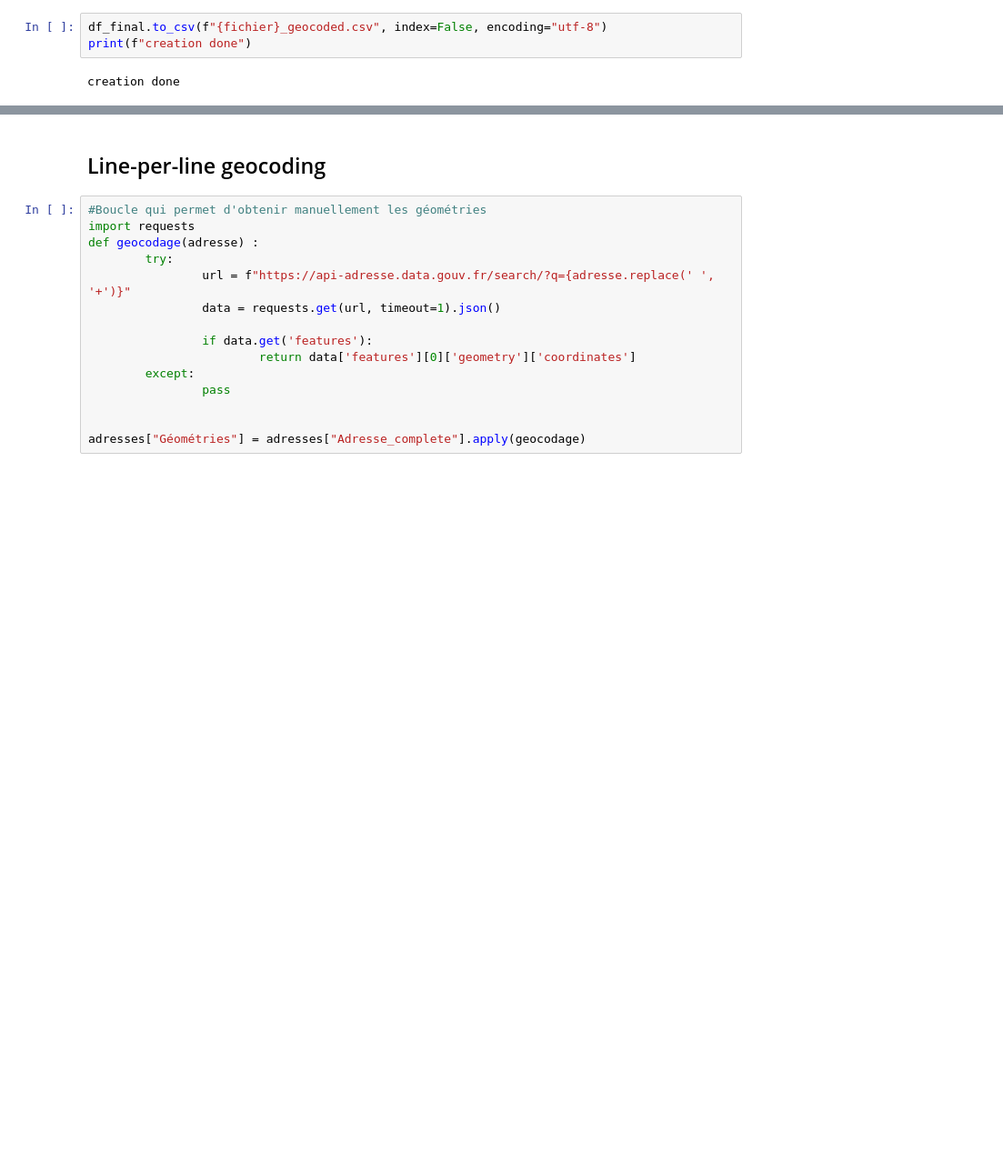
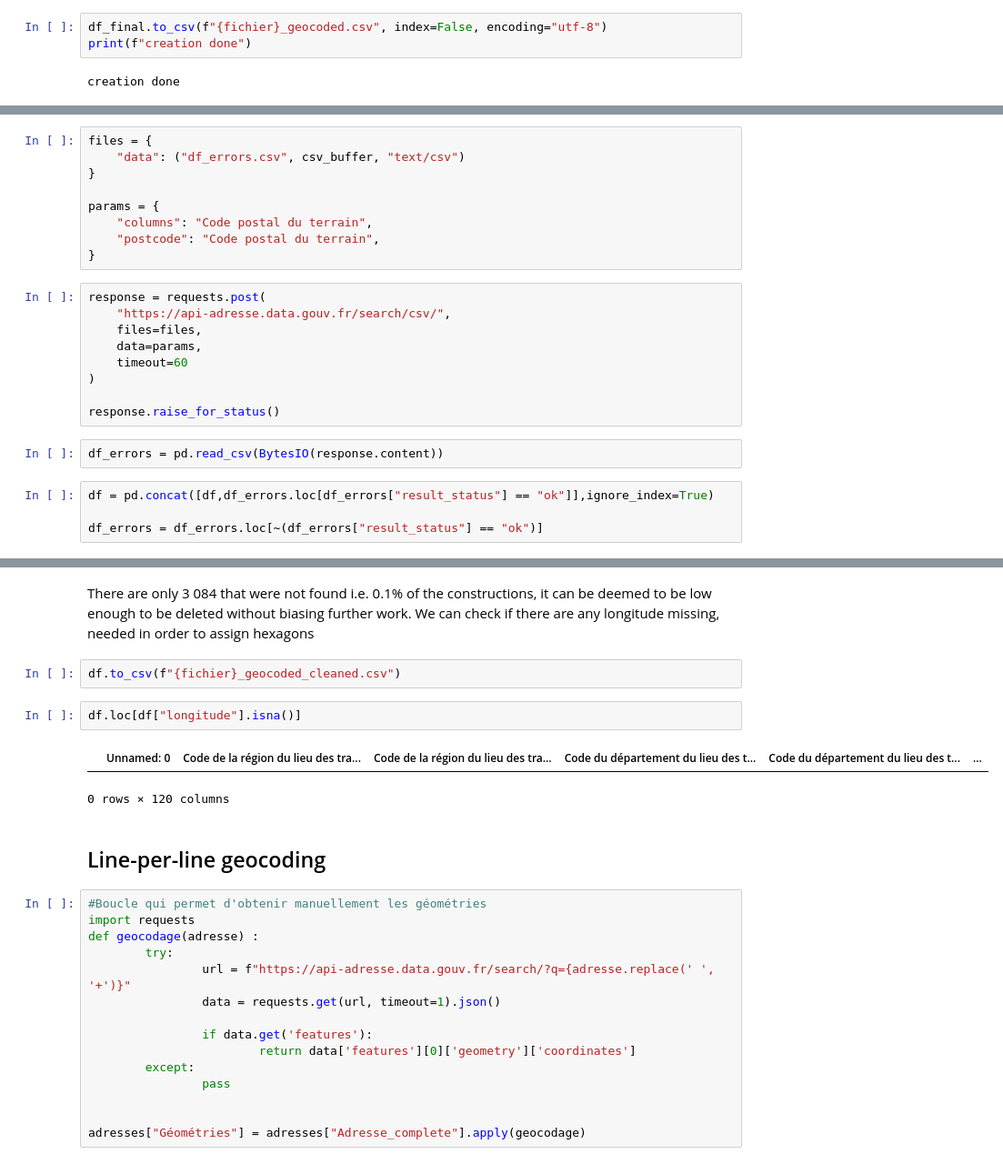
Before and after one commit to m-ligeret/price-signals-construction-activity, a Jupyter notebook: preprocessing-geocoding.ipynb, the cells around one changed output, grey strips where cells are left out. Shown at 91% size. Drawn from its saved outputs; the diff is of its cells as text; blank space fills up the shorter version.

Commit message:
assigning hexagons

```diff
--- a/preprocessing-geocoding.ipynb
+++ b/preprocessing-geocoding.ipynb
@@ -151,0 +320,24 @@ creation done
+# %%
+files = {
+    "data": ("df_errors.csv", csv_buffer, "text/csv")
+}
+
+params = {
+    "columns": "Code postal du terrain",
+    "postcode": "Code postal du terrain",
+}
+# %%
+response = requests.post(
+    "https://api-adresse.data.gouv.fr/search/csv/",
+    files=files,
+    data=params,
+    timeout=60
+)
+
+response.raise_for_status()
+# %%
+df_errors = pd.read_csv(BytesIO(response.content))
+# %%
+df = pd.concat([df,df_errors.loc[df_errors["result_status"] == "ok"]],ignore_index=True)
+
+df_errors = df_errors.loc[~(df_errors["result_status"] == "ok")]
@@ -152,3 +370,12 @@ creation done
+# %% [markdown]
+There are only 3 084 that were not found i.e. 0.1% of the constructions, it can be deemed to be low enough to be deleted without biasing further work. We can check if there are any longitude missing, needed in order to assign hexagons
+# %%
+df.to_csv(f"{fichier}_geocoded_cleaned.csv")
+# %%
+df.loc[df["longitude"].isna()]
+# %% [output]
+|  | Unnamed: 0 | Code de la région du lieu des tra... | Code de la région du lieu des tra... | Code du département du lieu des t... | Code du département du lieu des t... | ... |
+0 rows × 120 columns
 # %% [markdown]
 ## Line-per-line geocoding
 # %%
```
Also changed, not shown: parts of 30 cells of this notebook, 2 other files.
